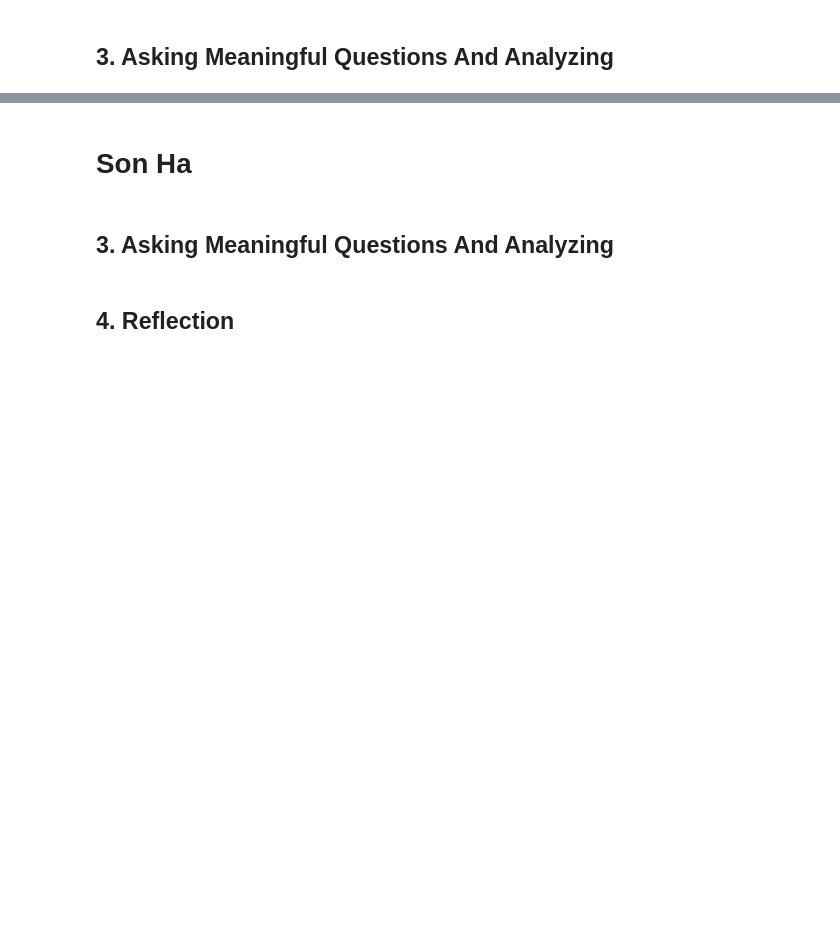
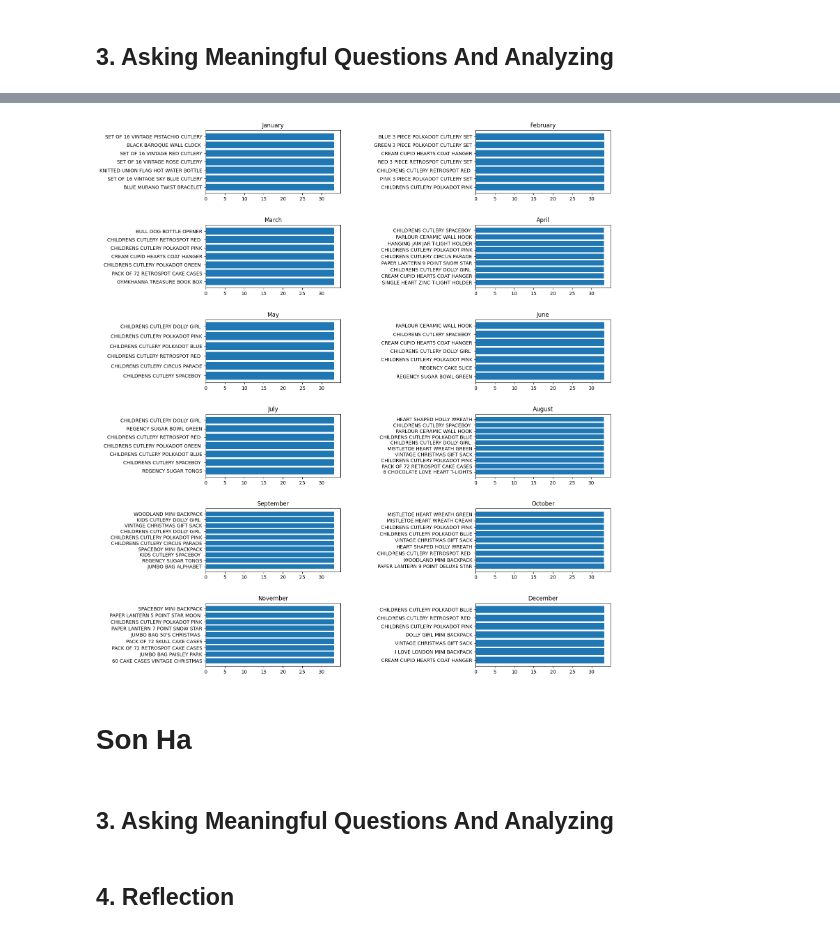
Before and after one commit to Ha0203/FinalProject_LTKHDL, a Jupyter notebook: main_branch.ipynb, the cells around one changed output, grey strips where cells are left out. Drawn from its saved outputs; the diff is of its cells as text; code cells hidden in the pictures; blank space fills up the shorter version.

Commit message:
add question What is the distribution of the `Totalsale` depends on the `Description` in each month of a year ?

```diff
--- a/main_branch.ipynb
+++ b/main_branch.ipynb
@@ -370,0 +405,3 @@ data_df.shape
+# %%
+df = data_df[data_df['InvoiceDate'].dt.year == 2011][['Description', 'Totalsale', 'InvoiceDate']]
+df
@@ -370,0 +424,5 @@ data_df.shape
+# %%
+df.insert(len(df.columns), 'Day', df['InvoiceDate'].dt.day)
+df.insert(len(df.columns), 'Month', df['InvoiceDate'].dt.month)
+df.insert(len(df.columns), 'Year', df['InvoiceDate'].dt.year)
+df
@@ -371,3 +454,15 @@ data_df.shape
+# %%
+fig= plt.figure(figsize=(15,20))
+plt.subplots_adjust(wspace=1, hspace=0.5)
+for i in range(12):
+    plt.subplot(6, 2, i + 1)
+    sorted_df = df[df['Month'] == i + 1].sort_values(by=['Totalsale'], ascending= False)
+    visual_df = sorted_df.head(10)
+    # visual_df = pd.concat([sorted_df.tail(10), sorted_df.head(10)])
+    plt.title(dt.datetime.strptime(str(i + 1), "%m").strftime("%B"))
+    plt.barh(visual_df['Description'], visual_df['Totalsale'])
+# %% [output]
+[figure, added]
 # %% [markdown]
 # Son Ha
 # %% [markdown]
```
Also changed, not shown: parts of 13 cells of this notebook.
